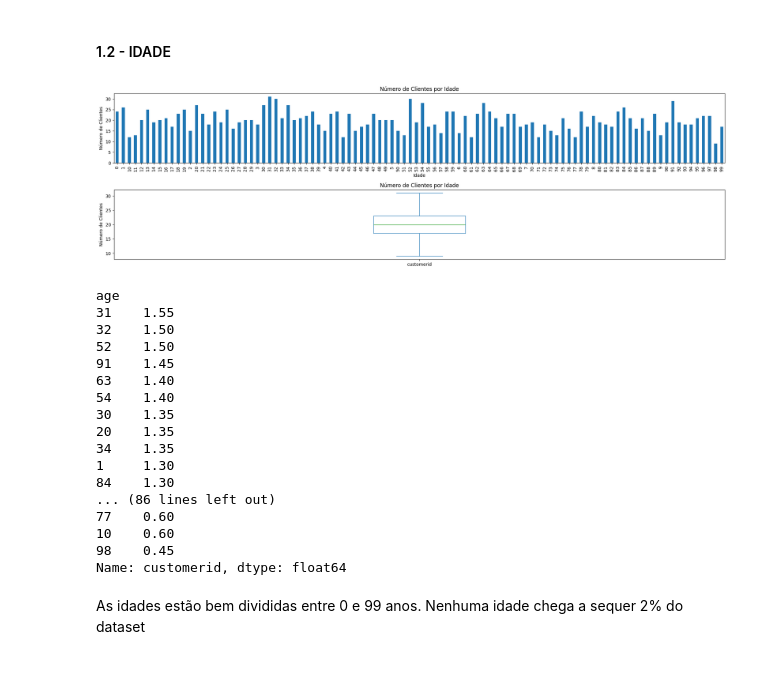
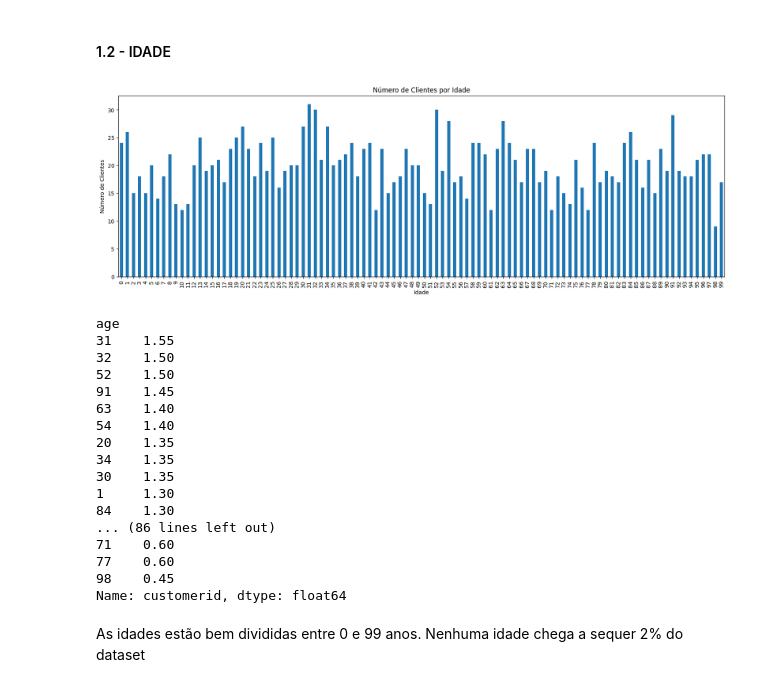
Before and after one commit to IHASCIONAL/EDA_e_segmentacao_de_publico, a Jupyter notebook: EDA.ipynb, the cells around one changed output. Drawn from its saved outputs; the diff is of its cells as text; code cells hidden in the pictures.

```diff
--- a/EDA.ipynb
+++ b/EDA.ipynb
@@ -16,8 +65,7 @@ pd.set_option("display.max_columns", None)
 df = pd.read_csv('Customers.csv', dtype={
     'CustomerID':'category',
     'Gender':'category',
-    'Age':'category',
-    'Annual Income ($)':np.dtype('int64'),
+    'Age':np.dtype('int32'),
     'Profession':'category',
     'Work Experience': np.dtype('int32'),
     'Family Size': np.dtype('int32')
@@ -103,24 +151,16 @@ plt.show()
 # %%
 age_series = df.groupby('age', observed=False)['customerid'].nunique()
 
-fig, axes = plt.subplots(2, 1, figsize=(20, 6))
+plt.figure(figsize=(20, 6))
 
-age_series.plot(kind="bar", ax=axes[0])
-axes[0].set_xlabel('Idade')
-axes[0].set_ylabel('Número de Clientes')
-axes[0].set_title('Número de Clientes por Idade')
-
-
-# Boxplot
-age_series.plot(kind="box", ax=axes[1])
-axes[1].set_ylabel('Número de Clientes')
-axes[1].set_title('Número de Clientes por Idade')
-
-plt.tight_layout()
+age_series.plot(kind="bar")
+plt.xlabel('Idade')
+plt.ylabel('Número de Clientes')
+plt.title('Número de Clientes por Idade')
 
 plt.show()
 # %% [output]
-[figure, old version]
+[figure, new version]
 # %%
 (age_series / len(df) * 100).sort_values(ascending=False)
 # %% [output]
@@ -131,14 +171,14 @@ age
 91    1.45
 63    1.40
 54    1.40
-30    1.35
 20    1.35
 34    1.35
+30    1.35
 1     1.30
 84    1.30
 ... (86 lines left out)
+71    0.60
 77    0.60
-10    0.60
 98    0.45
 Name: customerid, dtype: float64
 # %% [markdown]
```
Also changed, not shown: parts of 18 cells of this notebook.
